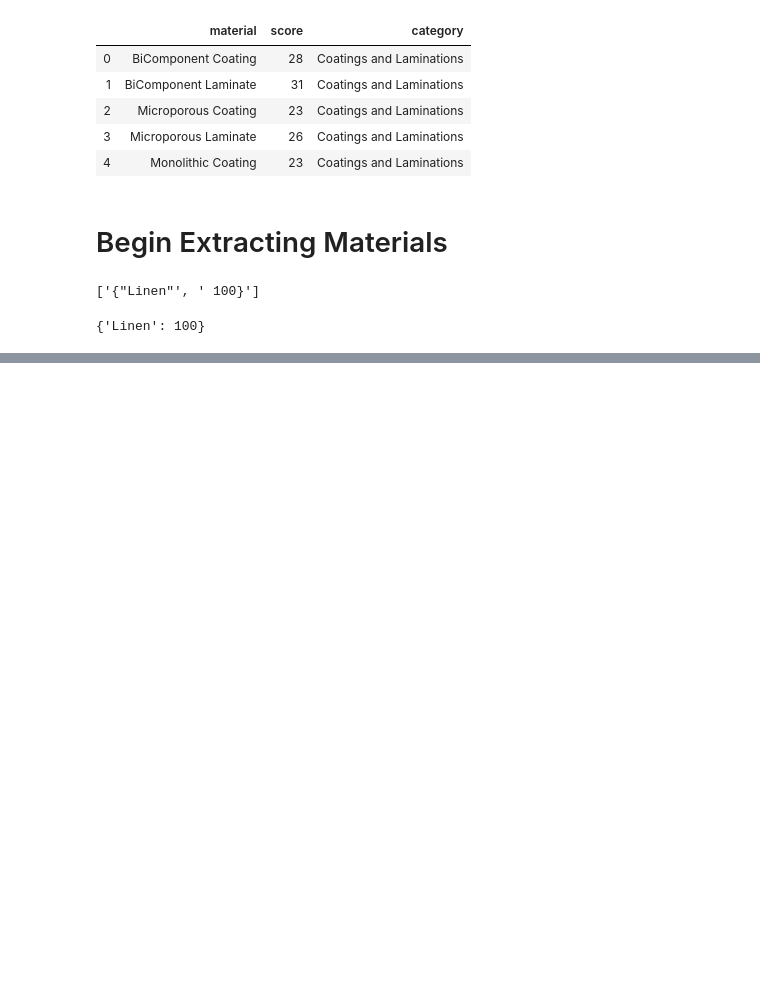
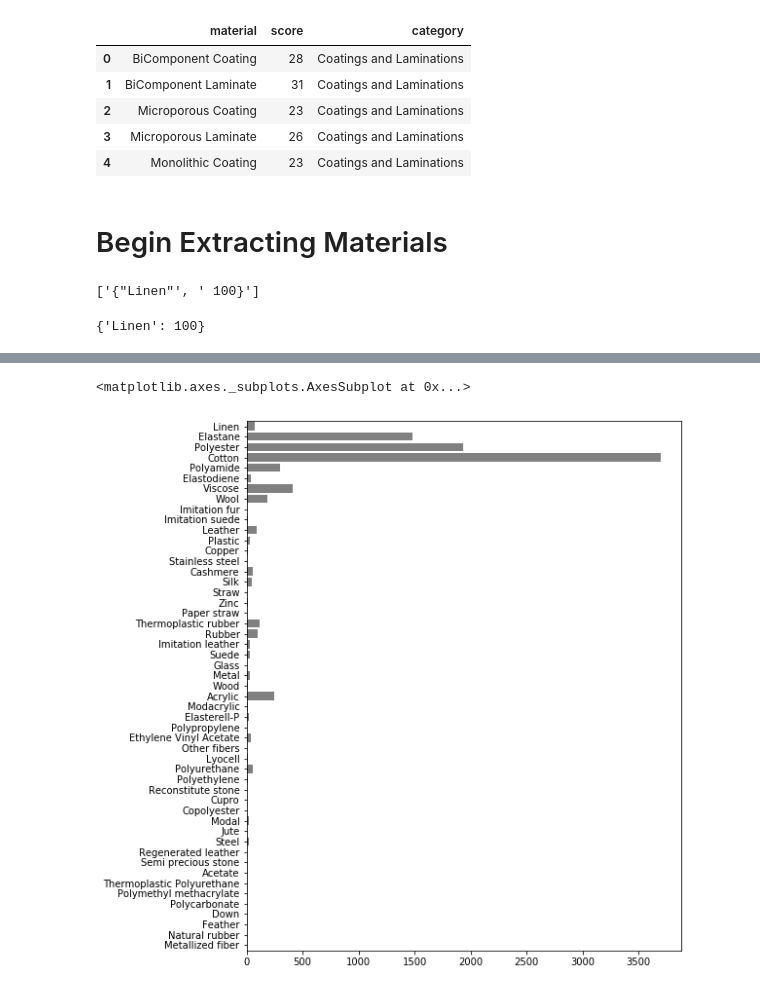
Before and after one commit to SpecCRA/hm_viz_project, a Jupyter notebook: material_cleanup.ipynb, the cells around one changed output, grey strips where cells are left out. Saved outputs shown, nothing was run; the diff lists cells and outputs as text; code cells hidden in the pictures; blank space fills up the shorter version.

Commit message:
added charts and counts of materials

```diff
--- a/material_cleanup.ipynb
+++ b/material_cleanup.ipynb
@@ -47,0 +58,5 @@ print(test_item)
+# %%
+mat_counts_dict = dict()
+over_calc_dict = dict()
+
+materials_col = product_df.materials
@@ -47,0 +96,4 @@ print(test_item)
+# %%
+# Put into pandas df
+mats_df = pd.DataFrame(mat_counts_dict.values(), index=mat_counts_dict.keys())
+mats_df.head()
@@ -47,0 +111,3 @@ print(test_item)
+# %%
+# Rename column to count
+mats_df.rename(columns={0:'count'}, inplace=True)
@@ -47,0 +174,11 @@ print(test_item)
+# %%
+# Bar of all materials
+
+y_values = list(mats_df.index)
+x_values = list(mats_df.values.T[0])
+
+plt.figure(figsize=(8,10))
+sns.barplot(x=x_values, y=y_values, color='gray')
+# %% [output]
+<matplotlib.axes._subplots.AxesSubplot at 0x...>
+[figure, added]
```
Also changed, not shown: parts of 15 cells of this notebook.
